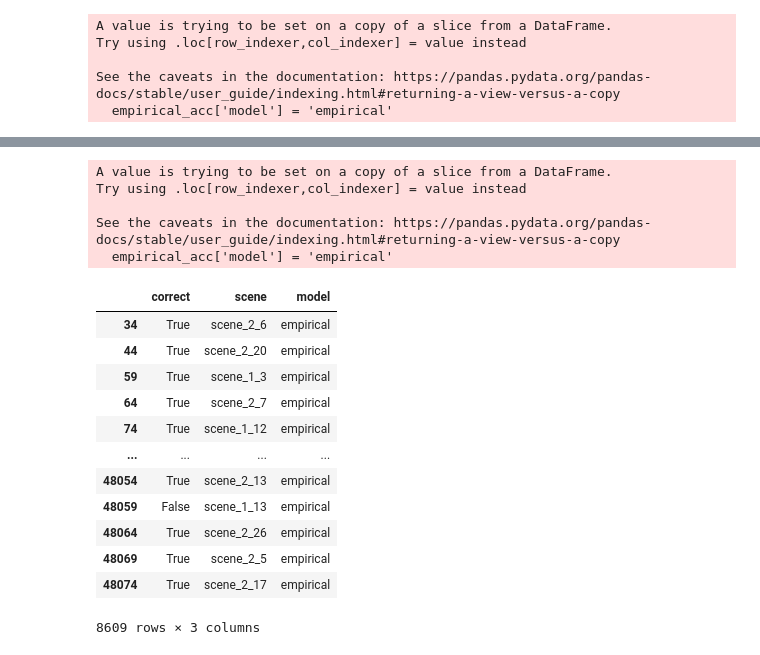
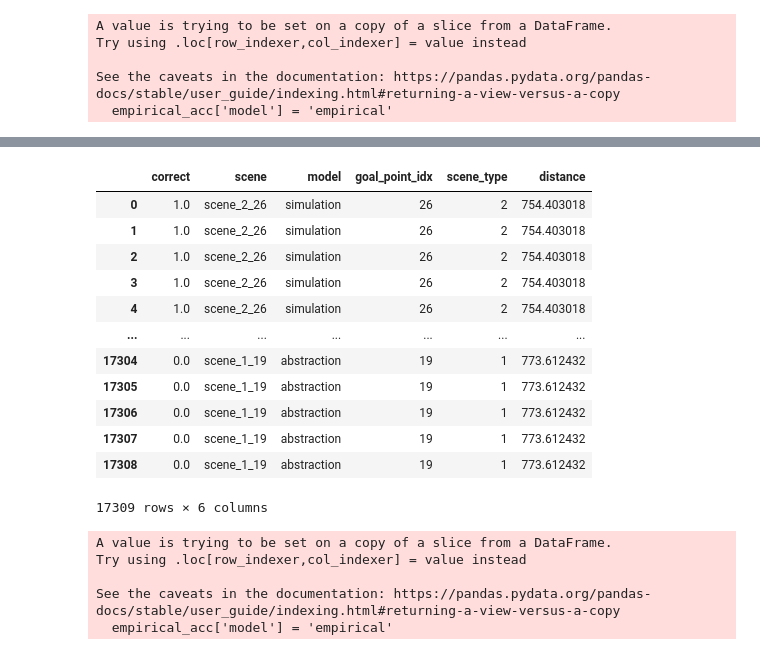
Before and after one commit to flxsosa/physics_abstraction, a Jupyter notebook: notebooks/experiment2_analysis.ipynb, the cells around one changed output, grey strips where cells are left out. Drawn from its saved outputs; the diff is of its cells as text; code cells hidden in the pictures.

```diff
--- a/notebooks/experiment2_analysis.ipynb
+++ b/notebooks/experiment2_analysis.ipynb
@@ -361,3 +296,19 @@ if True:
+# %%
+accuracy_df
+# %% [output]
+|  | correct | scene | model | goal_point_idx | scene_type | distance |
+| 0 | 1.0 | scene_2_26 | simulation | 26 | 2 | 754.403018 |
+| 1 | 1.0 | scene_2_26 | simulation | 26 | 2 | 754.403018 |
+| 2 | 1.0 | scene_2_26 | simulation | 26 | 2 | 754.403018 |
+| 3 | 1.0 | scene_2_26 | simulation | 26 | 2 | 754.403018 |
+| 4 | 1.0 | scene_2_26 | simulation | 26 | 2 | 754.403018 |
+| ... | ... | ... | ... | ... | ... | ... |
+| 17304 | 0.0 | scene_1_19 | abstraction | 19 | 1 | 773.612432 |
+| 17305 | 0.0 | scene_1_19 | abstraction | 19 | 1 | 773.612432 |
+| 17306 | 0.0 | scene_1_19 | abstraction | 19 | 1 | 773.612432 |
+| 17307 | 0.0 | scene_1_19 | abstraction | 19 | 1 | 773.612432 |
+| 17308 | 0.0 | scene_1_19 | abstraction | 19 | 1 | 773.612432 |
+17309 rows × 6 columns
 # %%
 empirical_acc = df_exp2[['correct','scene']]
 empirical_acc['model'] = 'empirical'
@@ -367,19 +318,3 @@ Try using .loc[row_indexer,col_indexer] = value instead
 
 See the caveats in the documentation: https://pandas.pydata.org/pandas-docs/stable/user_guide/indexing.html#returning-a-view-versus-a-copy
   empirical_acc['model'] = 'empirical'
-# %%
-empirical_acc
-# %% [output]
-|  | correct | scene | model |
-| 34 | True | scene_2_6 | empirical |
-| 44 | True | scene_2_20 | empirical |
-| 59 | True | scene_1_3 | empirical |
-| 64 | True | scene_2_7 | empirical |
-| 74 | True | scene_1_12 | empirical |
-| ... | ... | ... | ... |
-| 48054 | True | scene_2_13 | empirical |
-| 48059 | False | scene_1_13 | empirical |
-| 48064 | True | scene_2_26 | empirical |
-| 48069 | True | scene_2_5 | empirical |
-| 48074 | True | scene_2_17 | empirical |
-8609 rows × 3 columns
```
Also changed, not shown: parts of 19 cells of this notebook, 2 other files.
